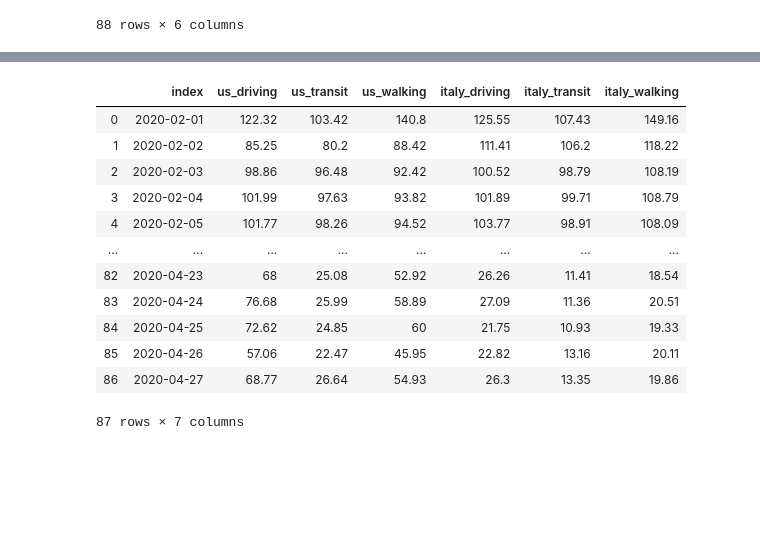
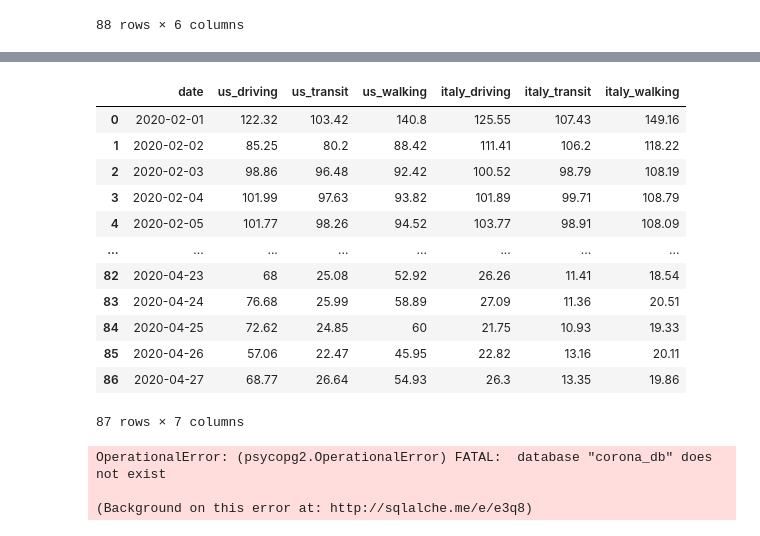
Before and after one commit to edwinmccracken/etl_project, a Jupyter notebook: applemaps_eddie.ipynb, the cells around one changed output, grey strips where cells are left out. Drawn from its saved outputs; the diff is of its cells as text; code cells hidden in the pictures; blank space fills up the shorter version.

Commit message:
notebook with sqlalchemy login

```diff
--- a/applemaps_eddie.ipynb
+++ b/applemaps_eddie.ipynb
@@ -183,22 +185,23 @@ premise_transformed
 | 2020-04-27 | 68.77 | 26.64 | 54.93 | 26.3 | 13.35 | 19.86 |
 87 rows × 6 columns
 # %%
-premise_transformed.reset_index()
+premise_transformed = premise_transformed.reset_index()
-# %% [output]
-|  | index | us_driving | us_transit | us_walking | italy_driving | italy_transit | italy_walking |
-| 0 | 2020-02-01 | 122.32 | 103.42 | 140.8 | 125.55 | 107.43 | 149.16 |
-| 1 | 2020-02-02 | 85.25 | 80.2 | 88.42 | 111.41 | 106.2 | 118.22 |
-| 2 | 2020-02-03 | 98.86 | 96.48 | 92.42 | 100.52 | 98.79 | 108.19 |
-| 3 | 2020-02-04 | 101.99 | 97.63 | 93.82 | 101.89 | 99.71 | 108.79 |
-| 4 | 2020-02-05 | 101.77 | 98.26 | 94.52 | 103.77 | 98.91 | 108.09 |
-| ... | ... | ... | ... | ... | ... | ... | ... |
-| 82 | 2020-04-23 | 68 | 25.08 | 52.92 | 26.26 | 11.41 | 18.54 |
-| 83 | 2020-04-24 | 76.68 | 25.99 | 58.89 | 27.09 | 11.36 | 20.51 |
-| 84 | 2020-04-25 | 72.62 | 24.85 | 60 | 21.75 | 10.93 | 19.33 |
-| 85 | 2020-04-26 | 57.06 | 22.47 | 45.95 | 22.82 | 13.16 | 20.11 |
-| 86 | 2020-04-27 | 68.77 | 26.64 | 54.93 | 26.3 | 13.35 | 19.86 |
-87 rows × 7 columns
 # %%
 premise_transformed.columns = ['date','us_driving', 'us_transit', 'us_walking', 'italy_driving', 'italy_transit', 'italy_walking']
+premise_transformed
+# %% [output]
+|  | date | us_driving | us_transit | us_walking | italy_driving | italy_transit | italy_walking |
+| 0 | 2020-02-01 | 122.32 | 103.42 | 140.8 | 125.55 | 107.43 | 149.16 |
+| 1 | 2020-02-02 | 85.25 | 80.2 | 88.42 | 111.41 | 106.2 | 118.22 |
+| 2 | 2020-02-03 | 98.86 | 96.48 | 92.42 | 100.52 | 98.79 | 108.19 |
+| 3 | 2020-02-04 | 101.99 | 97.63 | 93.82 | 101.89 | 99.71 | 108.79 |
+| 4 | 2020-02-05 | 101.77 | 98.26 | 94.52 | 103.77 | 98.91 | 108.09 |
+| ... | ... | ... | ... | ... | ... | ... | ... |
+| 82 | 2020-04-23 | 68 | 25.08 | 52.92 | 26.26 | 11.41 | 18.54 |
+| 83 | 2020-04-24 | 76.68 | 25.99 | 58.89 | 27.09 | 11.36 | 20.51 |
+| 84 | 2020-04-25 | 72.62 | 24.85 | 60 | 21.75 | 10.93 | 19.33 |
+| 85 | 2020-04-26 | 57.06 | 22.47 | 45.95 | 22.82 | 13.16 | 20.11 |
+| 86 | 2020-04-27 | 68.77 | 26.64 | 54.93 | 26.3 | 13.35 | 19.86 |
+87 rows × 7 columns
 # %%
 premise_transformed.to_csv('mobility_csv.csv', index=False)
@@ -204,0 +211,6 @@ premise_transformed.to_csv('mobility_csv.csv', index=False)
+# %%
+engine.table_names()
+# %% [output]
+OperationalError: (psycopg2.OperationalError) FATAL:  database "corona_db" does not exist
+
+(Background on this error at: http://sqlalche.me/e/e3q8)
```
Also changed, not shown: parts of 5 cells of this notebook.
